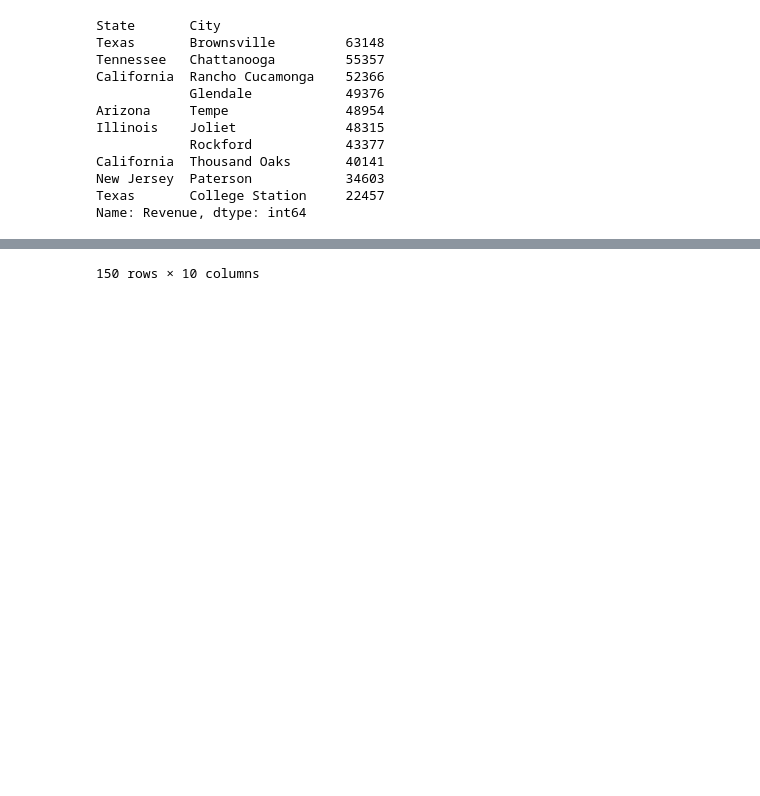
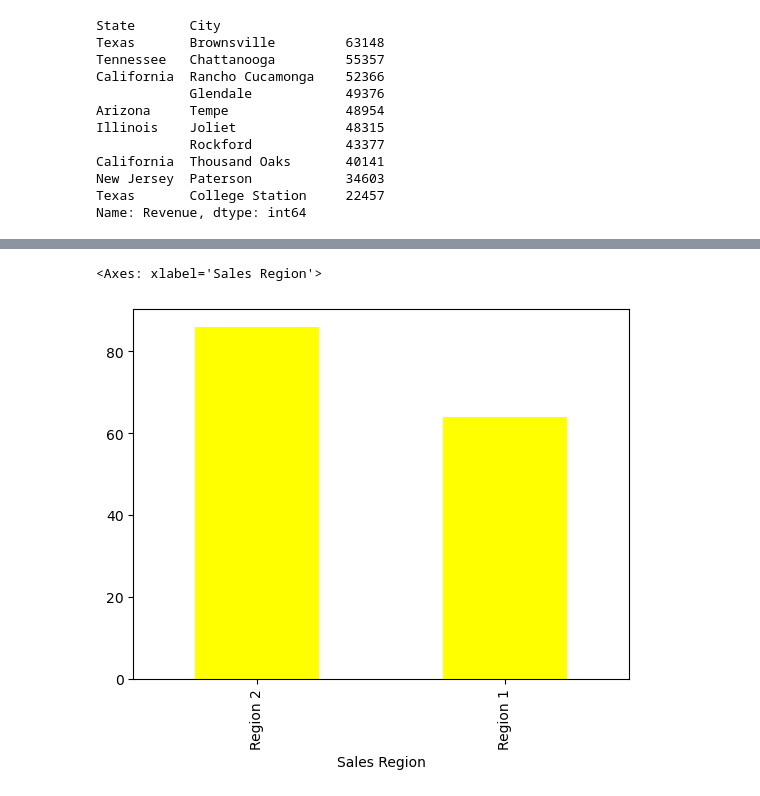
Before and after one commit to ragb0/market-store-analysis, a Jupyter notebook: market store analysis.ipynb, the cells around one changed output, grey strips where cells are left out. Cells and saved outputs as stored; diff of their text form; code cells hidden in the pictures; blank space fills up the shorter version.

```diff
--- a/market store analysis.ipynb
+++ b/market store analysis.ipynb
@@ -280,5 +281,5 @@ data['ROMS']=round((data['Profit']/data['Marketing Spend'])*100,2)
 # %%
 data['ROMS%']=data['ROMS']/100
 # %%
-data
+data['Sales Region'].dropna().value_counts().plot.bar(color='yellow')
 # %% [output]
@@ -297 +286,2 @@ data
-150 rows × 10 columns
+<Axes: xlabel='Sales Region'>
+[figure, added]
```
Also changed, not shown: parts of 14 cells of this notebook, 1 other file.
